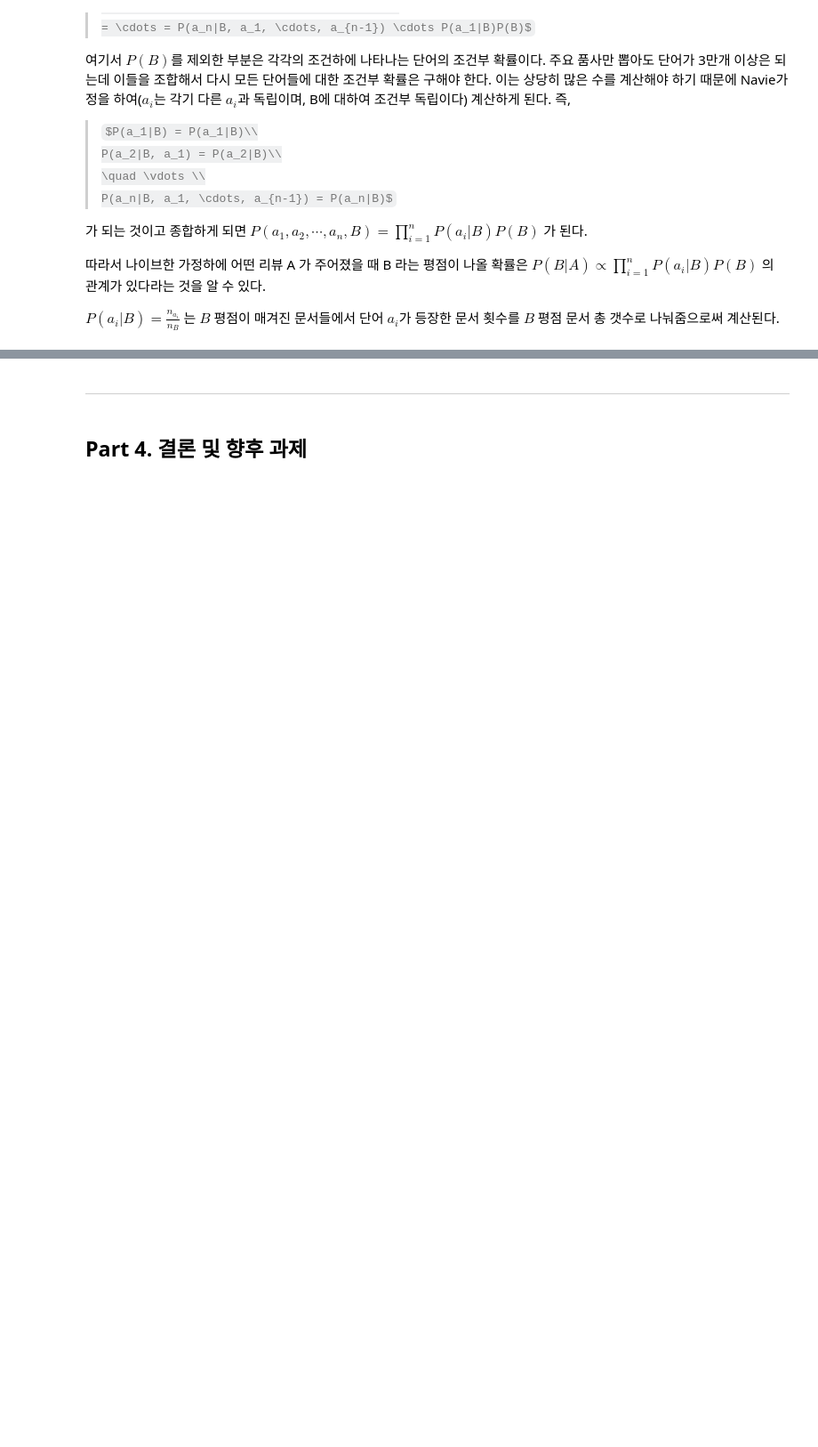
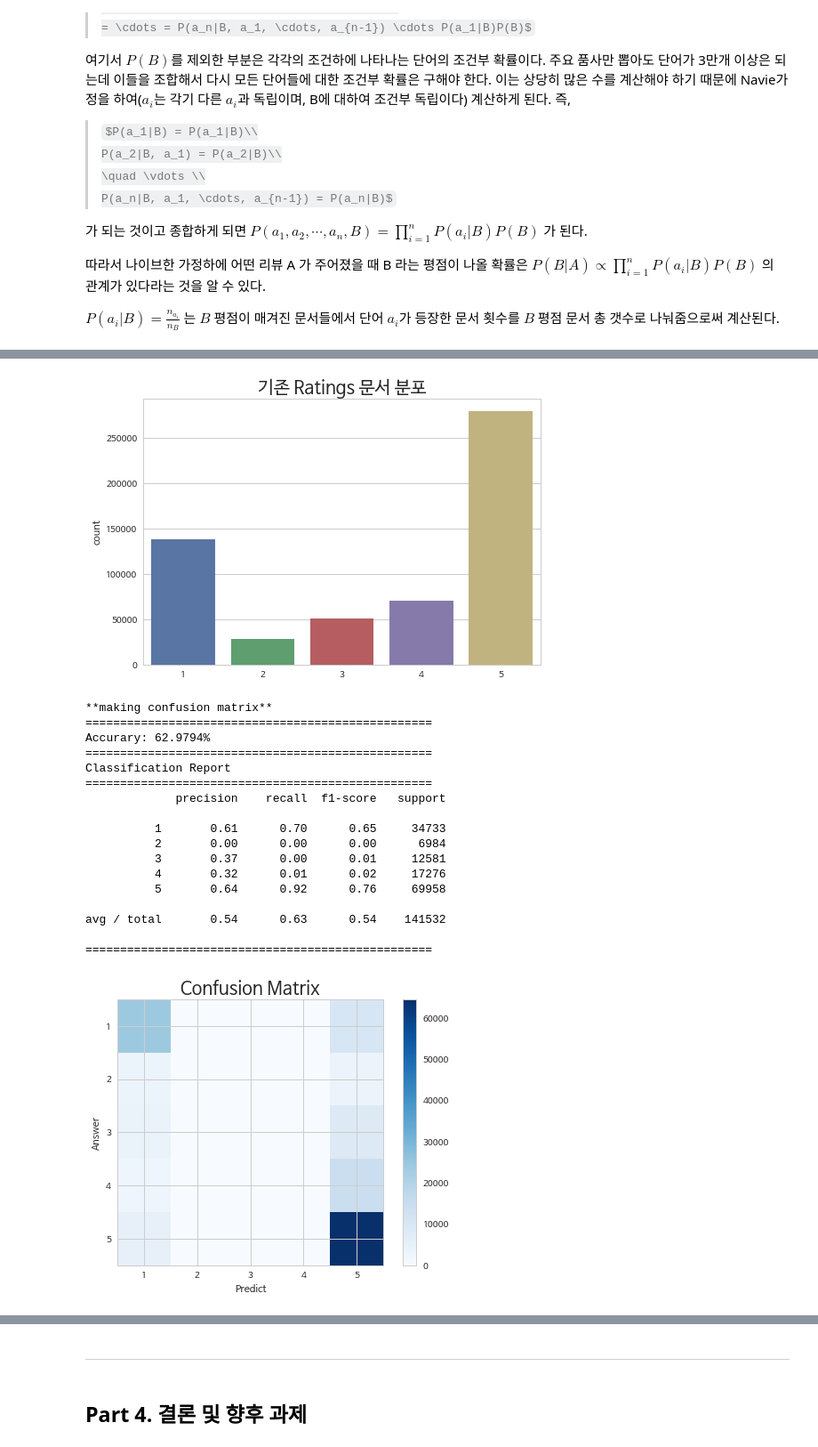
Before and after one commit to simonjisu/app_store_reviews_analysis, a Jupyter notebook: Exploring_App_Store_Reviews.ipynb, the cells around one changed output, grey strips where cells are left out. Shown: that part at 89% size. Drawn from its saved outputs; the diff is of its cells as text; code cells hidden in the pictures; some formulas as TeX source; blank space fills up the shorter version.

```diff
--- a/Exploring_App_Store_Reviews.ipynb
+++ b/Exploring_App_Store_Reviews.ipynb
@@ -336,0 +329,22 @@ avg / total       0.55      0.64      0.55    123158
+# %%
+NB_main('./data/docs_jsonl_ma_NB.txt', TfidfVectorizer, ngram_range=(1, 1))
+# %% [output]
+[figure, added]
+**making confusion matrix**
+==================================================
+Accurary: 62.9794%
+==================================================
+Classification Report
+==================================================
+             precision    recall  f1-score   support
+
+          1       0.61      0.70      0.65     34733
+          2       0.00      0.00      0.00      6984
+          3       0.37      0.00      0.01     12581
+          4       0.32      0.01      0.02     17276
+          5       0.64      0.92      0.76     69958
+
+avg / total       0.54      0.63      0.54    141532
+
+==================================================
+[figure, added]
```
Also changed, not shown: parts of 41 cells of this notebook, 10 other files.
